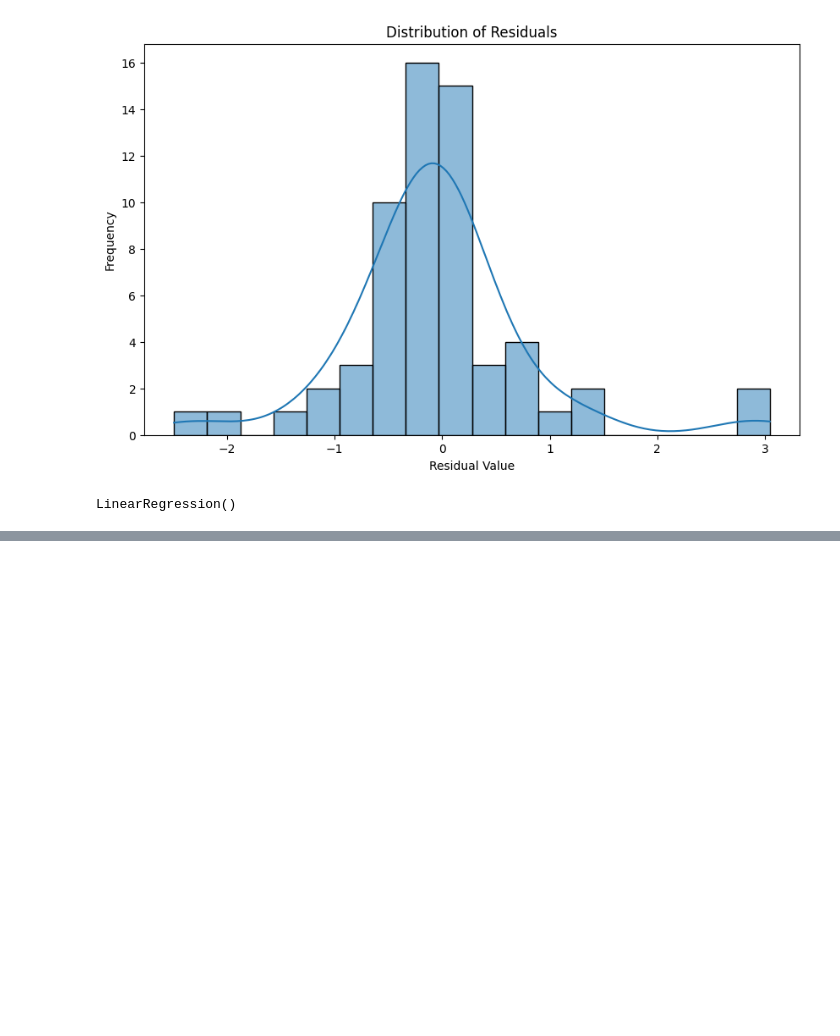
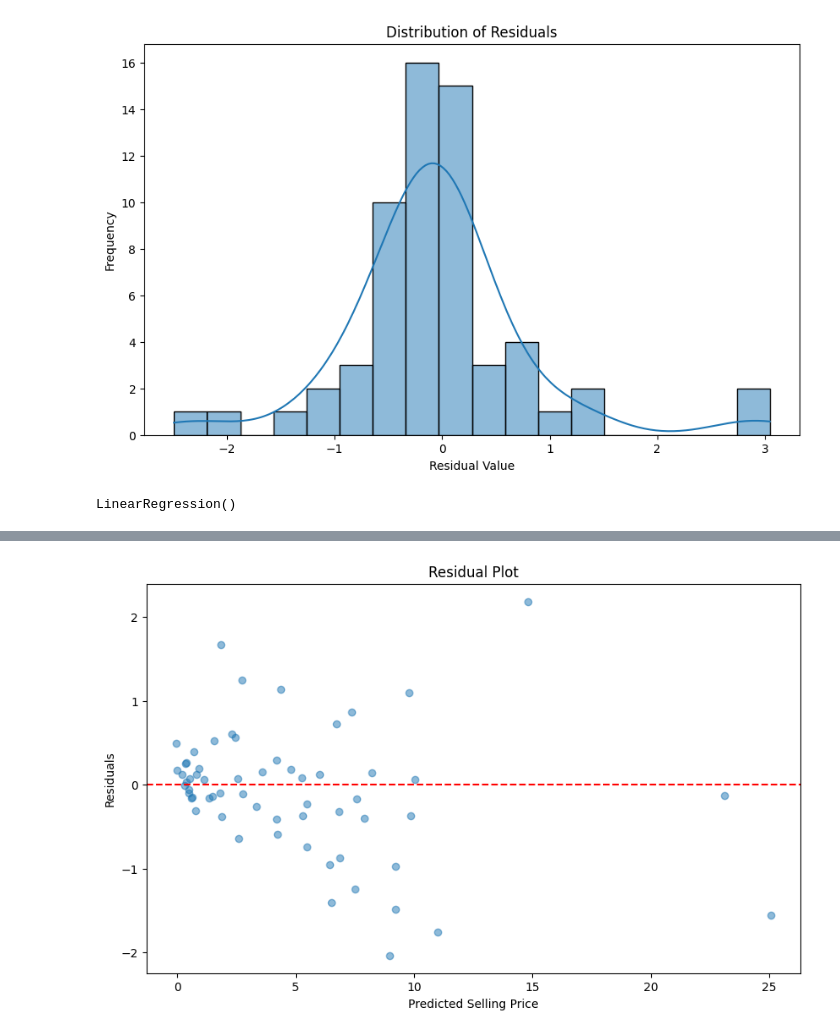
Before and after one commit to Abdulahadkhan3921aak/Code_Alpha_DataScience, a Jupyter notebook: Car_Price_Prediction_with_Machin_Learning/main.ipynb, the cells around one changed output, grey strips where cells are left out. Saved outputs shown, nothing was run; the diff lists cells and outputs as text; code cells hidden in the pictures; blank space fills up the shorter version.

```diff
--- a/Car_Price_Prediction_with_Machin_Learning/main.ipynb
+++ b/Car_Price_Prediction_with_Machin_Learning/main.ipynb
@@ -154,0 +245,13 @@ plt.show()
+# %%
+# plot residuals (difference between actual and predicted values)
+residuals = test_y - pred
+
+plt.figure(figsize=(10, 6))
+plt.scatter(pred, residuals, alpha=0.5)
+plt.axhline(y=0, color='r', linestyle='--')
+plt.xlabel('Predicted Selling Price')
+plt.ylabel('Residuals')
+plt.title('Residual Plot')
+plt.show()
+# %% [output]
+[figure, added]
```
Also changed, not shown: parts of 16 cells of this notebook.
